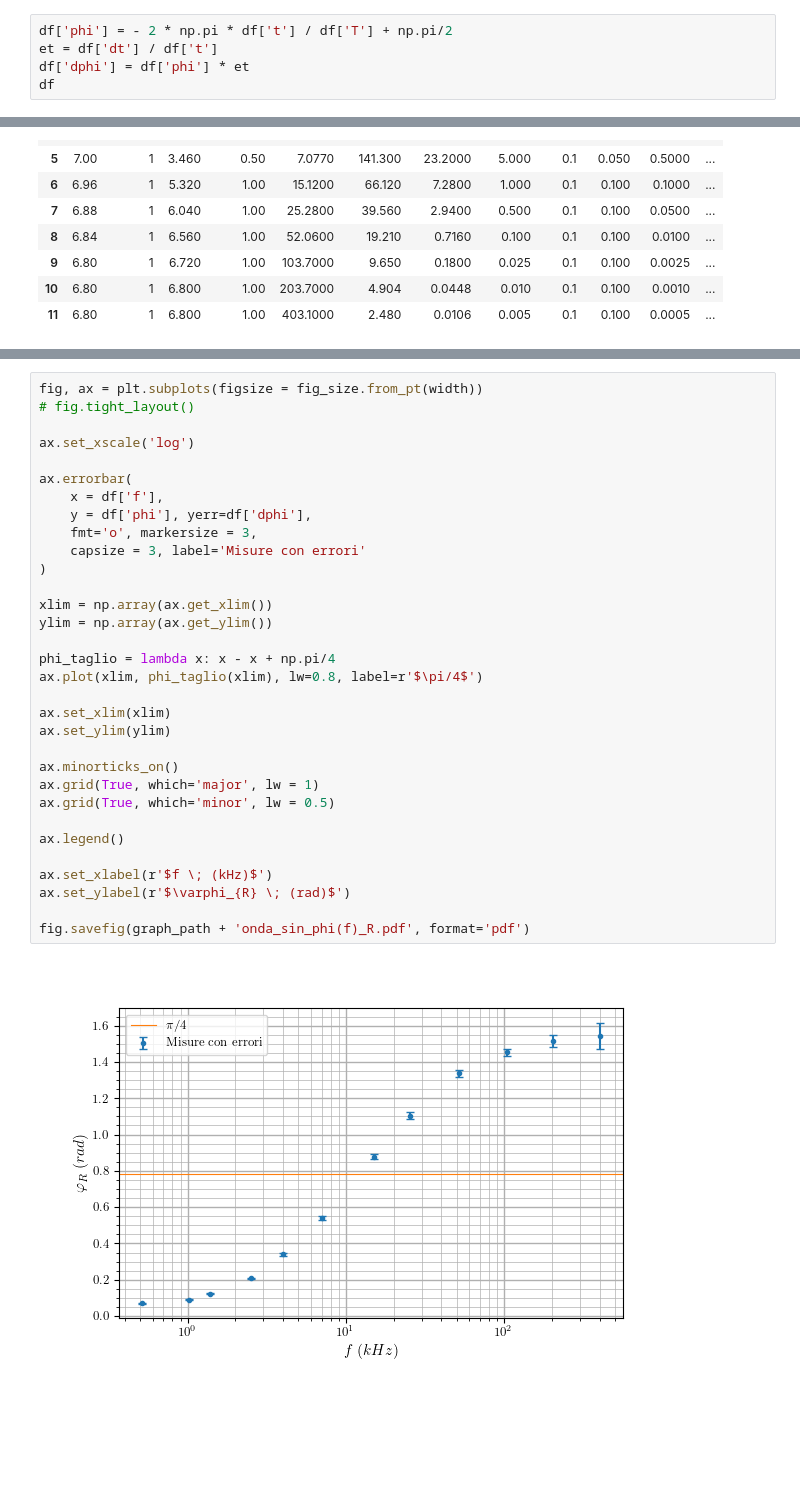
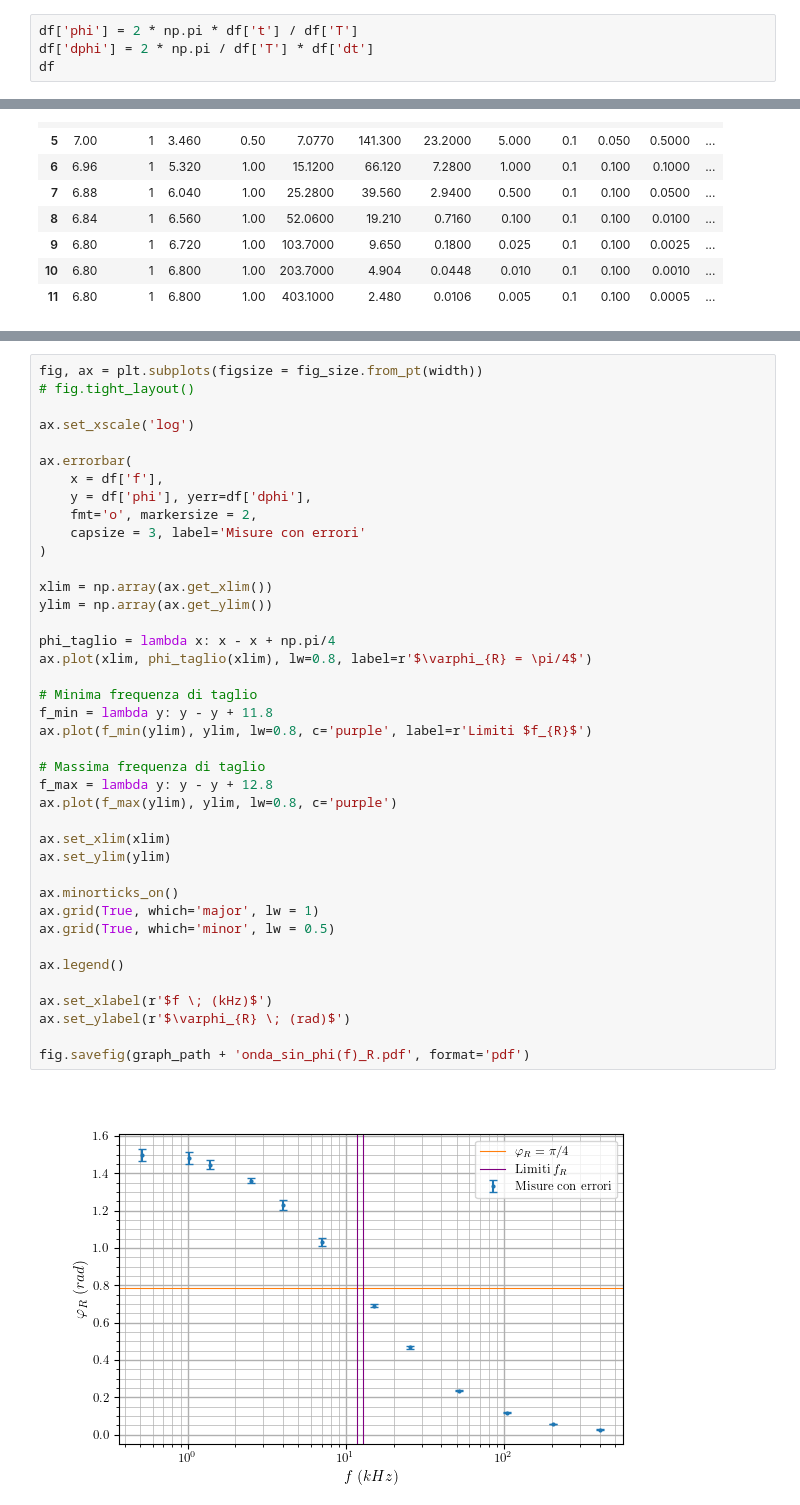
Before and after one commit to Nemoos-0/Lab2-E3, a Jupyter notebook: code/onda_sin_R.ipynb, the cells around one changed output, grey strips where cells are left out. Saved outputs shown, nothing was run; the diff lists cells and outputs as text; blank space fills up the shorter version.

```diff
--- a/code/onda_sin_R.ipynb
+++ b/code/onda_sin_R.ipynb
@@ -338,7 +346,6 @@ fig.savefig(graph_path + 'onda_sin_AR(f)_taglio_frequenza.pdf', format='pdf')
 # %%
-df['phi'] = - 2 * np.pi * df['t'] / df['T'] + np.pi/2
-et = df['dt'] / df['t']
-df['dphi'] = df['phi'] * et
+df['phi'] = 2 * np.pi * df['t'] / df['T']
+df['dphi'] = 2 * np.pi / df['T'] * df['dt']
 df
 # %% [output]
 |  | V_in | V_in/sc | V_out | V_out/sc | f | T | t | t/sc | dV_in | dV_out | dt | ... |
@@ -398,33 +454,41 @@ df_str
 fig, ax = plt.subplots(figsize = fig_size.from_pt(width))
 # fig.tight_layout()
 
 ax.set_xscale('log')
 
 ax.errorbar(
     x = df['f'],
     y = df['phi'], yerr=df['dphi'],
-    fmt='o', markersize = 3,
+    fmt='o', markersize = 2,
     capsize = 3, label='Misure con errori'
 )
 
 xlim = np.array(ax.get_xlim())
 ylim = np.array(ax.get_ylim())
 
 phi_taglio = lambda x: x - x + np.pi/4
-ax.plot(xlim, phi_taglio(xlim), lw=0.8, label=r'$\pi/4$')
+ax.plot(xlim, phi_taglio(xlim), lw=0.8, label=r'$\varphi_{R} = \pi/4$')
+
+# Minima frequenza di taglio
+f_min = lambda y: y - y + 11.8
+ax.plot(f_min(ylim), ylim, lw=0.8, c='purple', label=r'Limiti $f_{R}$')
+
+# Massima frequenza di taglio
+f_max = lambda y: y - y + 12.8
+ax.plot(f_max(ylim), ylim, lw=0.8, c='purple')
 
 ax.set_xlim(xlim)
 ax.set_ylim(ylim)
 
 ax.minorticks_on()
 ax.grid(True, which='major', lw = 1)
 ax.grid(True, which='minor', lw = 0.5)
 
 ax.legend()
 
 ax.set_xlabel(r'$f \; (kHz)$')
 ax.set_ylabel(r'$\varphi_{R} \; (rad)$')
 
 fig.savefig(graph_path + 'onda_sin_phi(f)_R.pdf', format='pdf')
 # %% [output]
-[figure, old version]
+[figure, new version]
```
Also changed, not shown: parts of 8 cells of this notebook, 30 other files.
